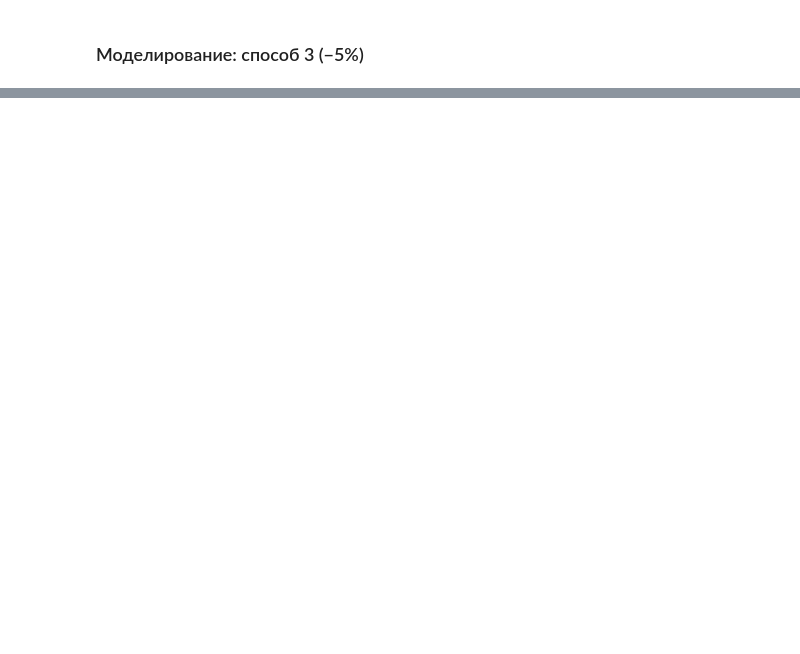
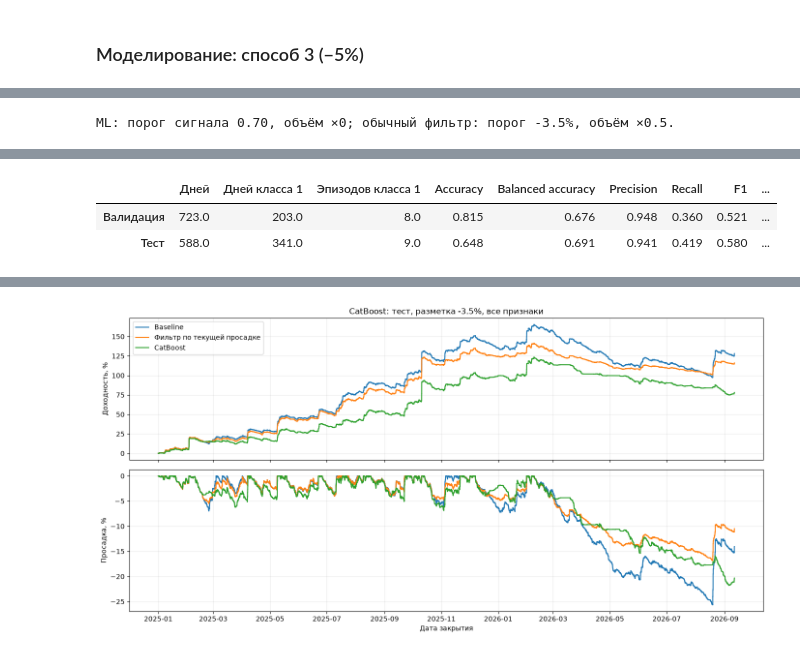
Before and after one commit to NikitaDzigurda/trading-strategy-risk-analysis, a Jupyter notebook: notebooks/05_drawdown_ml_analysis.ipynb, the cells around one changed output, grey strips where cells are left out. Saved outputs shown, nothing was run; the diff lists cells and outputs as text; code cells hidden in the pictures; blank space fills up the shorter version.

```diff
--- a/notebooks/05_drawdown_ml_analysis.ipynb
+++ b/notebooks/05_drawdown_ml_analysis.ipynb
@@ -423,0 +519,9 @@ ML: порог сигнала 0.30, объём ×0.5; обычный фильт
+# %%
+from catboost import CatBoostClassifier
+
+study_catboost = run_study(
+    labels_1, -3.5, classifier=CatBoostClassifier(random_seed=42, verbose=False, allow_writing_files=False),
+    method_name='CatBoost'
+)
+# %% [output]
+ML: порог сигнала 0.70, объём ×0; обычный фильтр: порог -3.5%, объём ×0.5.
@@ -423,0 +546,3 @@ ML: порог сигнала 0.30, объём ×0.5; обычный фильт
+|  | Дней | Дней класса 1 | Эпизодов класса 1 | Accuracy | Balanced accuracy | Precision | Recall | F1 | ... |
+| Валидация | 723.0 | 203.0 | 8.0 | 0.815 | 0.676 | 0.948 | 0.360 | 0.521 | ... |
+| Тест | 588.0 | 341.0 | 9.0 | 0.648 | 0.691 | 0.941 | 0.419 | 0.580 | ... |
@@ -423,0 +554 @@ ML: порог сигнала 0.30, объём ×0.5; обычный фильт
+[figure, added]
```
Also changed, not shown: parts of 19 cells of this notebook, 2 other files.
